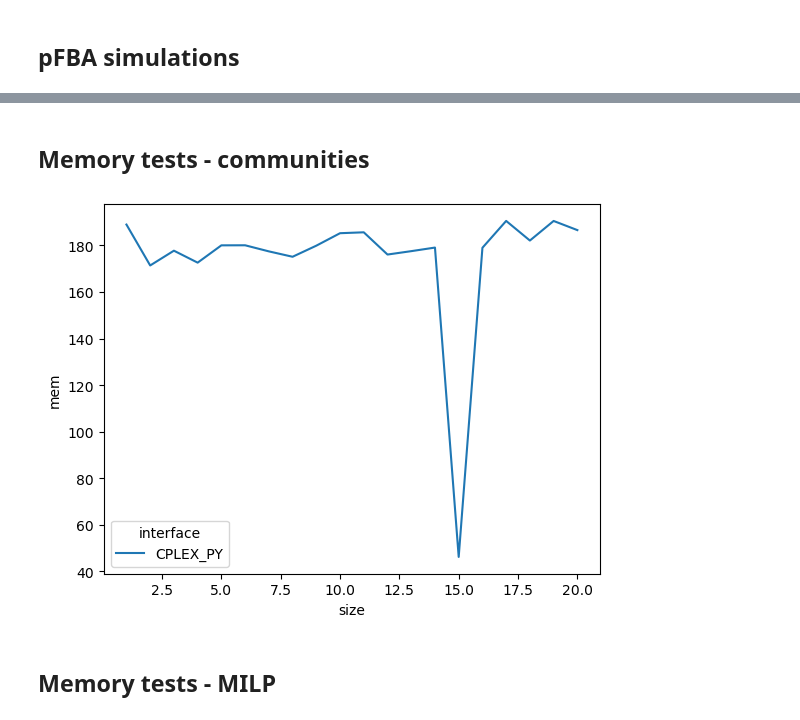
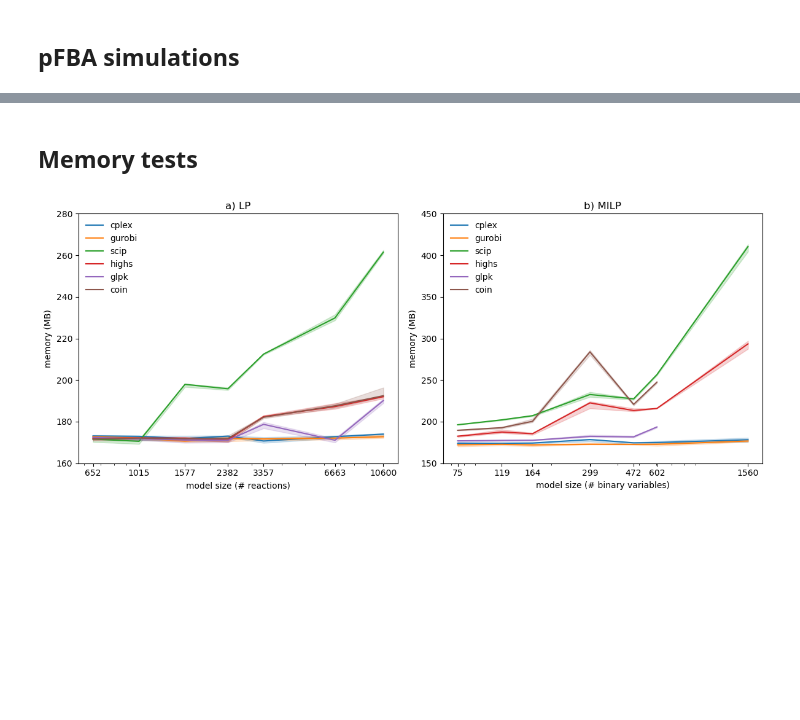
Before and after one commit to cdanielmachado/solver_benchmark, a Jupyter notebook: notebooks/Supplementary.ipynb, the cells around one changed output, grey strips where cells are left out. Saved outputs shown, nothing was run; the diff lists cells and outputs as text; code cells hidden in the pictures; blank space fills up the shorter version.

Commit message:
updated results

```diff
--- a/notebooks/Supplementary.ipynb
+++ b/notebooks/Supplementary.ipynb
@@ -7,4 +7,5 @@ from reframed import load_cbmodel
 # %% [markdown]
 ## pFBA simulations
 # %%
-df = pd.read_csv('../results/pfba_single.tsv', sep='\t', na_values='None')
+df = pd.read_csv('../results/main_results.tsv', sep='\t', na_values='None')
+df = df.query('test == "LP2"')
@@ -56,11 +60,41 @@ f.savefig('../figures/pfba.tiff', dpi=300)
 # %% [markdown]
-## Memory tests - communities
+## Memory tests
 # %%
-df3 = pd.read_csv('../results/memory_test_2.tsv', sep='\t')
+df3 = pd.read_csv('../results/memory_test.tsv', sep='\t')
+df3['solver'] = df3['interface'].apply(lambda x: solver_name[x])
+# %%
+df3a = df3.query('test == "LP"').copy()
+df3a['size_lp'] = df3a['model'].apply(lambda x: lp_sizes[x])
+# %%
+df3b = df3.query('test == "MILP"').copy()
+df3b['size_milp'] = df3b['model'].apply(lambda x: milp_sizes[x])
 # %%
-ax = sns.lineplot(data=df3,  x="size", y="mem",  hue="interface",  estimator="median", errorbar=("pi", 50))
-#grid.set(ylim=(0, 400))
+f, (ax1, ax2) = plt.subplots(1, 2, figsize=(12, 5), sharey=False)
+
+sns.lineplot(data=df3a, x="size_lp", y="mem", hue="solver",  ax=ax1, estimator="median", errorbar=("pi", 50))
+
+ax1.set_xscale('log')
+ax1.set_ylim((160, 280))
+ax1.set_xticks(list(lp_sizes.values()))
+ax1.set_xticklabels(list(lp_sizes.values()))
+ax1.set_xlabel('model size (# reactions)')
+ax1.set_ylabel('memory (MB)')
+ax1.legend(loc=2, frameon=False)
+ax1.set_title('a) LP')
+
+
+sns.lineplot(data=df3b, x="size_milp", y="mem", hue="solver",  ax=ax2, estimator="median", errorbar=("pi", 50))
+
+ax2.set_xscale('log')
+ax2.set_ylim((150, 450))
+ax2.set_xticks(list(milp_sizes.values()))
+ax2.set_xticklabels(list(milp_sizes.values()))
+ax2.set_xlabel('model size (# binary variables)')
+ax2.set_ylabel('memory (MB)')
+ax2.legend(loc=2, frameon=False)
+ax2.set_title('b) MILP')
+
+f.tight_layout()
+f.savefig('../figures/memory.tiff', dpi=300)
 # %% [output]
-[figure, old version]
+[figure, new version]
-# %% [markdown]
-## Memory tests - MILP
```
Also changed, not shown: parts of 10 cells of this notebook, 14 other files.
